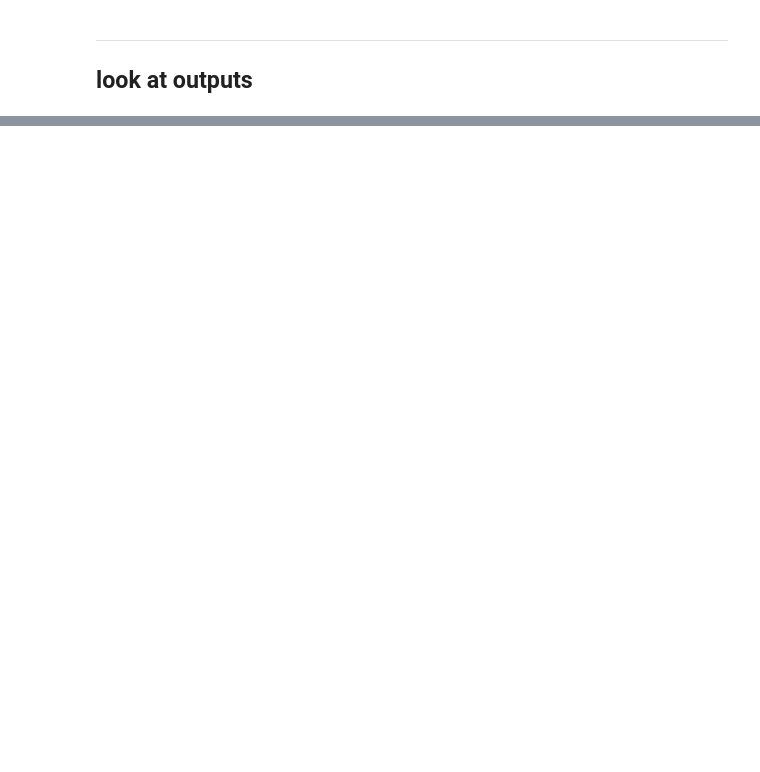
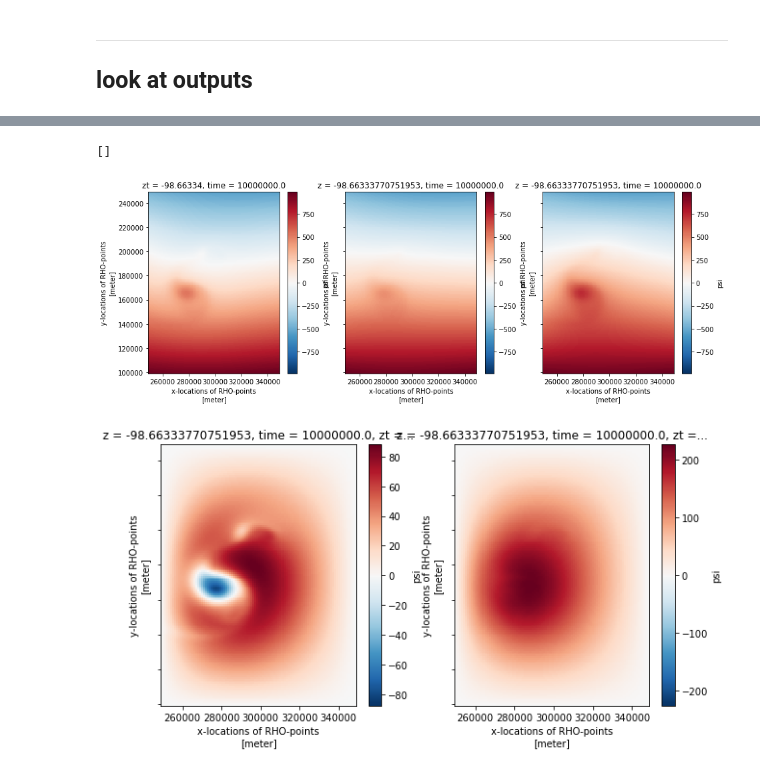
Before and after one commit to apatlpo/qgsolver, a Jupyter notebook: output/roms_seamount.ipynb, the cells around one changed output, grey strips where cells are left out. Saved outputs shown, nothing was run; the diff lists cells and outputs as text; code cells hidden in the pictures; blank space fills up the shorter version.

```diff
--- a/output/roms_seamount.ipynb
+++ b/output/roms_seamount.ipynb
@@ -102,0 +74,6 @@ vorticity(ds0.psi.isel(z=0)).plot()
+# %%
+ds_out = open_output(path_output+'output/output_full.nc', ds_in)
+zeta_out = vorticity(ds_out.psi.isel(z=0))
+ds_bsqg = open_output(path_output+'output/output_bsqg.nc', ds_in)
+zeta_bsqg = vorticity(ds_bsqg.psi.isel(z=0))
+print(ds_out)
@@ -102,0 +93,24 @@ vorticity(ds0.psi.isel(z=0)).plot()
+# %%
+fig = plt.figure(figsize=(15,5))
+ax = fig.add_subplot(1,3,1)
+ds_in.psi.isel(zt=0).plot(ax=ax)
+ax = fig.add_subplot(1,3,2)
+ds_out.psi.isel(z=0).plot(ax=ax)
+ax.set_yticklabels([])
+ax = fig.add_subplot(1,3,3)
+ds_bsqg.psi.isel(z=0).plot(ax=ax)
+ax.set_yticklabels([])
+
+
+# differences
+fig = plt.figure(figsize=(10,5))
+ax = fig.add_subplot(1,2,1)
+(ds_out.psi.isel(z=0) - ds_in.psi.isel(zt=0)).plot(ax=ax)
+ax.set_yticklabels([])
+ax = fig.add_subplot(1,2,2)
+(ds_bsqg.psi.isel(z=0) - ds_in.psi.isel(zt=0)).plot(ax=ax)
+ax.set_yticklabels([])
+# %% [output]
+[]
+[figure, added]
+[figure, added]
```
Also changed, not shown: parts of 14 cells of this notebook, 4 other files.
